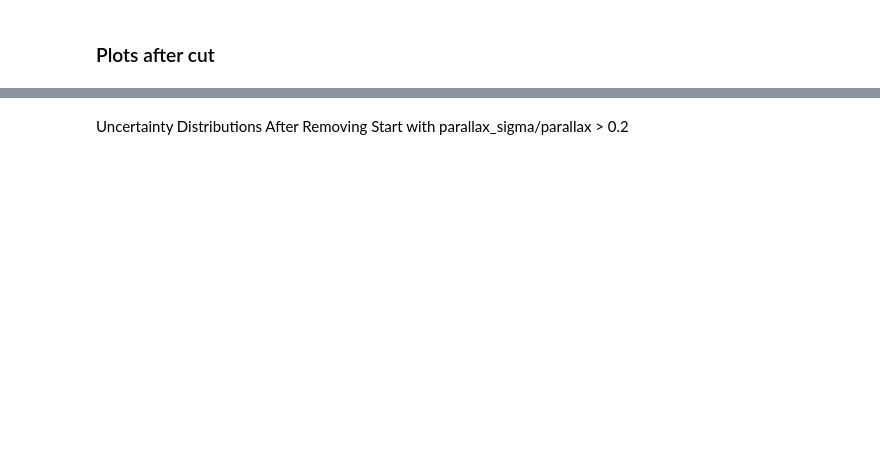
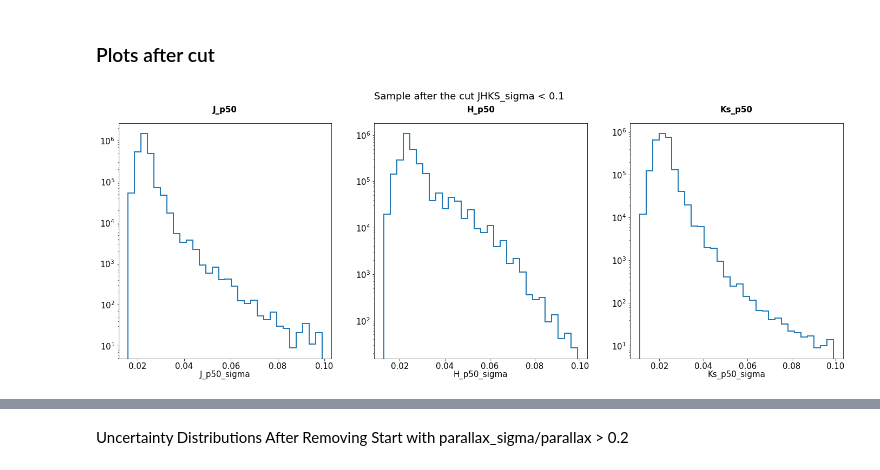
Before and after one commit to HEP-KBFI/gaia-tools, a Jupyter notebook: jupyter-notebook/Crossmatching_Fouesnau.ipynb, the cells around one changed output, grey strips where cells are left out. Cells and saved outputs as stored; diff of their text form; code cells hidden in the pictures; blank space fills up the shorter version.

```diff
--- a/jupyter-notebook/Crossmatching_Fouesnau.ipynb
+++ b/jupyter-notebook/Crossmatching_Fouesnau.ipynb
@@ -585,31 +507,35 @@ plt.savefig('/home/sven/repos/gaia-tools/out/fouesnau_plots/error_plots/' + fig_
 # %%
 from matplotlib import colors
 plt.rc('text', usetex=False)
 
 cut_sample = crossmatched_tmass_data[((crossmatched_tmass_data.J_p50 - crossmatched_tmass_data.Ks_p50) > 0.5) & ((crossmatched_tmass_data.J_p50 - crossmatched_tmass_data.Ks_p50) < 1.1)]
 cut_sample = cut_sample[(cut_sample.J_sigma < 0.1) & (cut_sample.Ks_sigma < 0.1) & (cut_sample.H_sigma < 0.1)]
 cut_sample =  cut_sample[crossmatched_tmass_data.is_qual_true == True]
 
 temp_sample = cut_sample[(cut_sample.J_sigma < 0.1) & (cut_sample.Ks_sigma < 0.1) & (cut_sample.H_sigma < 0.1)]
-filters_fouesnau = ['J', 'H', 'Ks']
+
+filters_fouesnau = ['J_p50', 'H_p50', 'Ks_p50']
+filters = ['J', 'H', 'Ks']
 
 fig, axs = plt.subplots(nrows=1, ncols=3, figsize = (24,8))
 
 for i, filter in enumerate(filters_fouesnau):
 
     x_values = cut_sample[filters_fouesnau[i]].values
-    y_values = cut_sample[filters_fouesnau[i]+'_sigma'].values
+    y_values = cut_sample[filters[i]+'_sigma'].values
 
     axs[i].hist(y_values, bins=30, histtype='step', density=False, lw=2)
     #cb = fig.colorbar(h[3], ax=axs[i], pad=0.02)
 
     axs[i].set_xlabel(filters_fouesnau[i]+'_sigma', fontdict={'fontsize': 15}, labelpad=0)
 
     axs[i].set_yscale('log')
     axs[i].tick_params(axis='both', which='major', labelsize=15)
     axs[i].set_title('{}'.format(filters_fouesnau[i]), fontdict={'fontsize': 15}, pad=20, fontweight='bold')
 
 fig.suptitle('Sample after the cut JHKS_sigma < 0.1', fontsize=18)
 
 fig_name = 'JHKs_sigma_hist_QUAL_CUT'
-plt.savefig('/home/sven/repos/gaia-tools/out/fouesnau_plots/error_plots/' + fig_name +'.png', dpi=300, bbox_inches='tight', facecolor='white')
+#plt.savefig('/home/sven/repos/gaia-tools/out/fouesnau_plots/error_plots/' + fig_name +'.png', dpi=300, bbox_inches='tight', facecolor='white')
+# %% [output]
+[figure, added]
```
Also changed, not shown: parts of 43 cells of this notebook.
